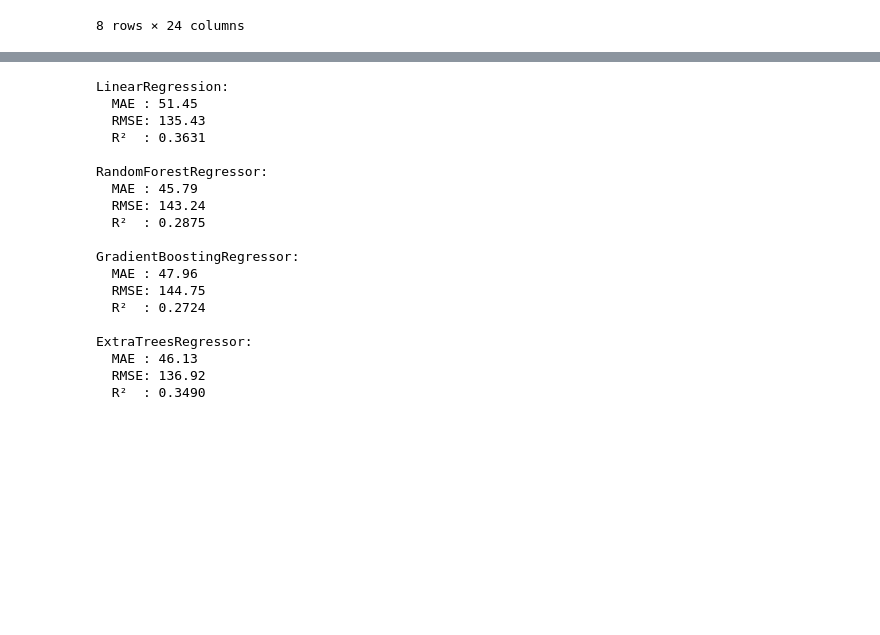
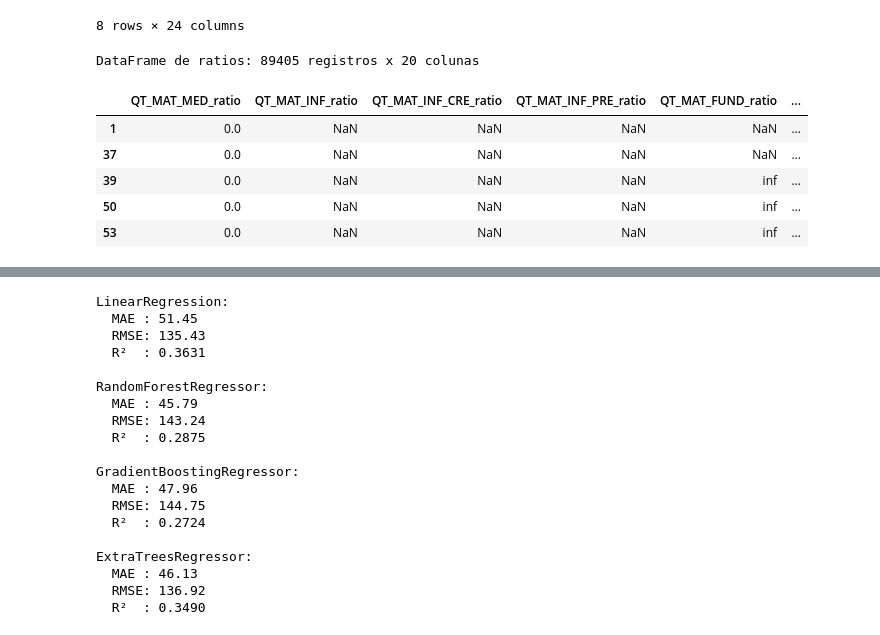
Before and after one commit to leandroguarino/projeto_ia_censo_escolar, a Jupyter notebook: notebooks/10_previsao_eja.ipynb, the cells around one changed output, grey strips where cells are left out. Cells and saved outputs as stored; diff of their text form; code cells hidden in the pictures; blank space fills up the shorter version.

```diff
--- a/notebooks/10_previsao_eja.ipynb
+++ b/notebooks/10_previsao_eja.ipynb
@@ -151,4 +141,32 @@ df_eja.describe()
 | 75% | 2024.000000 | 3.131213e+07 | 1.0 | 587.00000 | 16.000000 | 0.000000 | 11.000000 | ... |
 | max | 2024.000000 | 5.308200e+07 | 1.0 | 51791.00000 | 2356.000000 | 2356.000000 | 744.000000 | ... |
 8 rows × 24 columns
+# %%
+# Calcular ratios de cada coluna em relação a QT_MAT_MED
+df_ratios = df_features.copy()
+colunas_ratio = [col for col in df_ratios.columns if col != 'QT_MAT_MED']
+
+# Substituir QT_MAT_MED = 0 por NaN para evitar divisão por zero
+df_ratios['QT_MAT_MED'] = df_ratios['QT_MAT_MED'].replace(0, np.nan)
+
+for col in colunas_ratio:
+    df_ratios[f'{col}_ratio'] = df_ratios[col] / df_ratios['QT_MAT_MED']
+    df_ratios = df_ratios.drop(columns=[col])
+
+# Renomear QT_MAT_MED para QT_MAT_MED_ratio (será 1.0 para todas as linhas não-NaN)
+df_ratios = df_ratios.rename(columns={'QT_MAT_MED': 'QT_MAT_MED_ratio'})
+
+# Substituir valores infinitos por NaN
+df_ratios = df_ratios.replace([np.inf, -np.inf], np.nan)
+
+print(f'DataFrame de ratios: {df_ratios.shape[0]} registros x {df_ratios.shape[1]} colunas')
+df_ratios.head()
+# %% [output]
+DataFrame de ratios: 89405 registros x 20 colunas
+|  | QT_MAT_MED_ratio | QT_MAT_INF_ratio | QT_MAT_INF_CRE_ratio | QT_MAT_INF_PRE_ratio | QT_MAT_FUND_ratio | ... |
+| 1 | 0.0 | NaN | NaN | NaN | NaN | ... |
+| 37 | 0.0 | NaN | NaN | NaN | NaN | ... |
+| 39 | 0.0 | NaN | NaN | NaN | inf | ... |
+| 50 | 0.0 | NaN | NaN | NaN | inf | ... |
+| 53 | 0.0 | NaN | NaN | NaN | inf | ... |
 # %%
```
Also changed, not shown: parts of 8 cells of this notebook.
